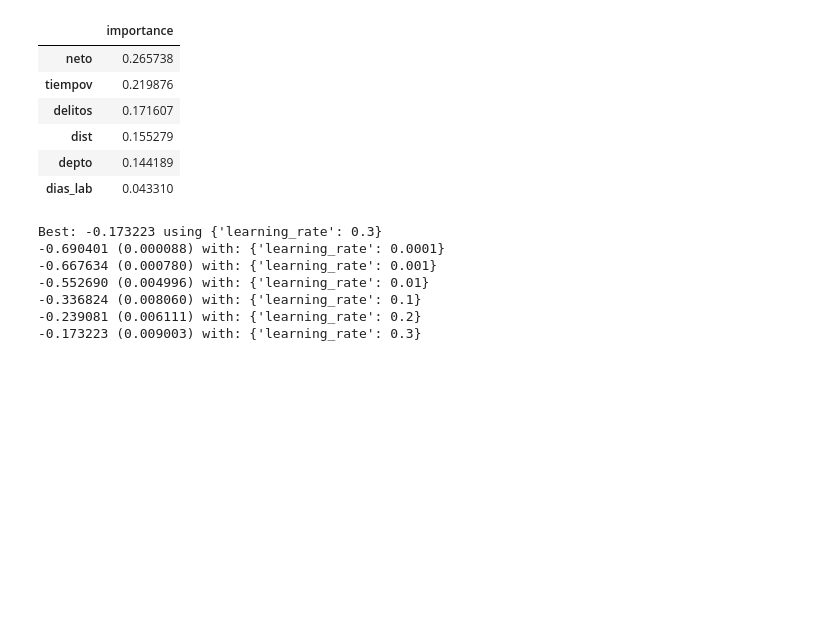
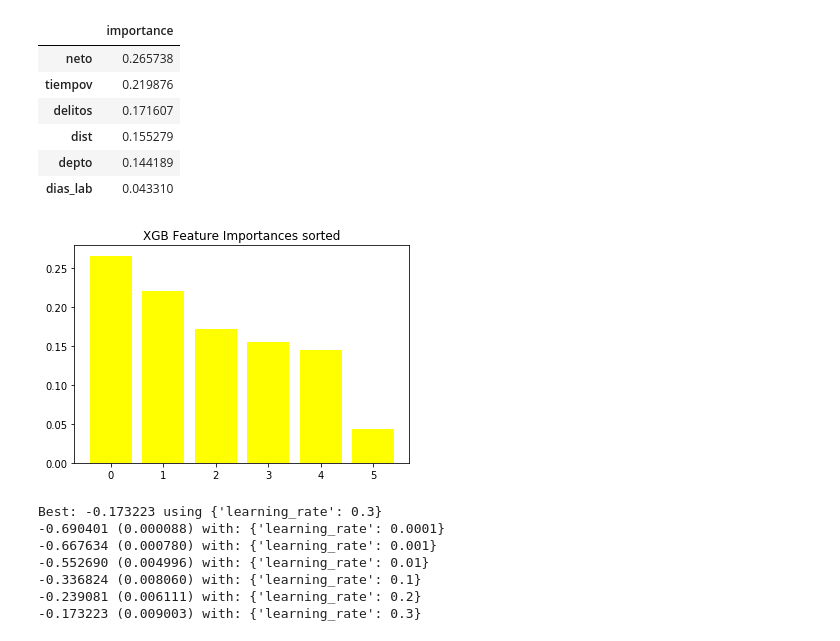
Before and after one commit to mmastermind/HR_Boost, a Jupyter notebook: HR_Boost/HR_Boost/Deep_learning_acumulados-Copy5.ipynb, the cells around one changed output. Saved outputs shown, nothing was run; the diff lists cells and outputs as text; code cells hidden in the pictures; blank space fills up the shorter version.

```diff
--- a/HR_Boost/HR_Boost/Deep_learning_acumulados-Copy5.ipynb
+++ b/HR_Boost/HR_Boost/Deep_learning_acumulados-Copy5.ipynb
@@ -301,6 +301,12 @@ feature_importances
 | dist | 0.155279 |
 | depto | 0.144189 |
 | dias_lab | 0.043310 |
+# %%
+plt.bar(range(6), feature_importances['importance'], color="yellow")
+plt.title("XGB Feature Importances sorted")
+plt.show()
+# %% [output]
+[figure, added]
 # %%
 
 learning_rate = [0.0001, 0.001, 0.01, 0.1, 0.2, 0.3]
```
